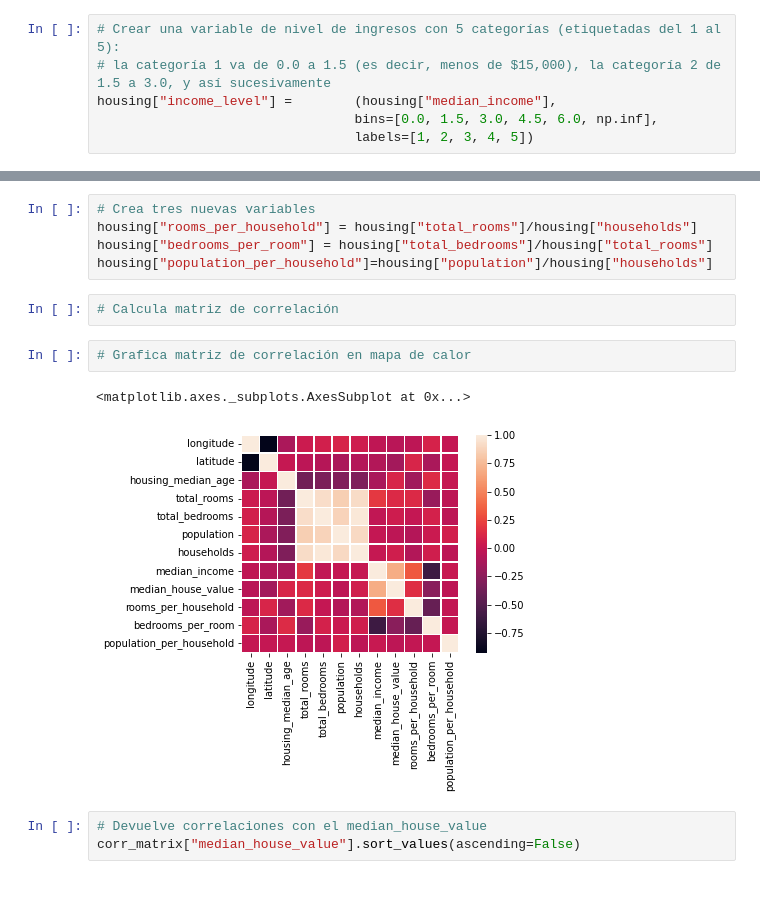
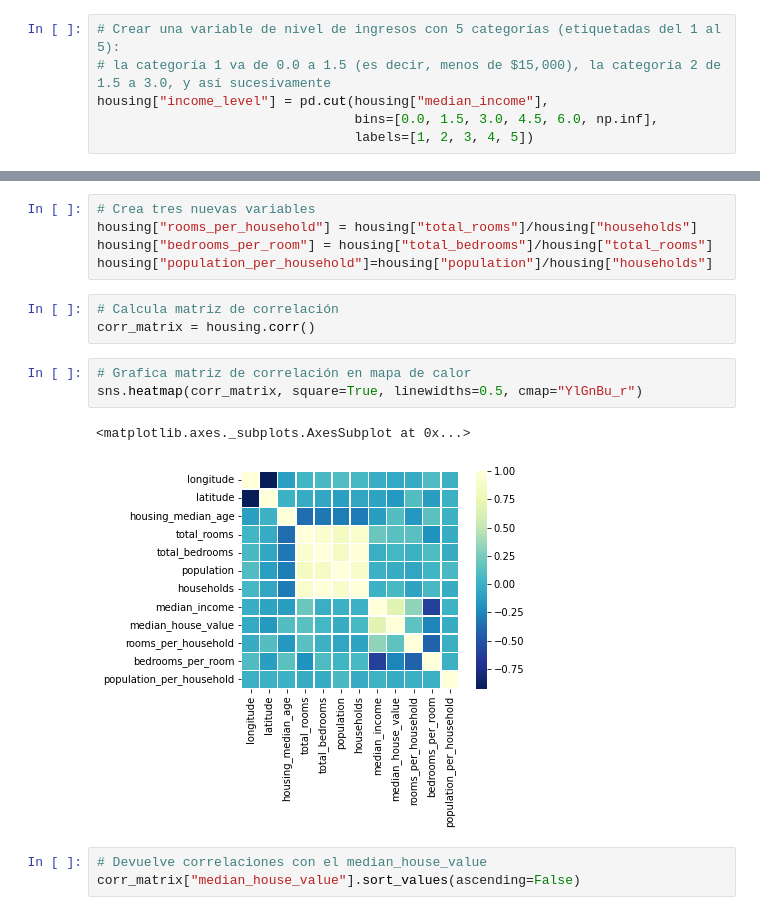
Before and after one commit to sarahiaguilar/fundamentos-cdd, a Jupyter notebook: notebooks/unidad10/preprocessing_ml.ipynb, the cells around one changed output, grey strips where cells are left out. Cells and saved outputs as stored; diff of their text form.

```diff
--- a/notebooks/unidad10/preprocessing_ml.ipynb
+++ b/notebooks/unidad10/preprocessing_ml.ipynb
@@ -138,7 +142,7 @@ Dado que el ingreso medio es una variable continua, primero debemos crear una nu
 # %%
 # Crear una variable de nivel de ingresos con 5 categorías (etiquetadas del 1 al 5):
 # la categoría 1 va de 0.0 a 1.5 (es decir, menos de $15,000), la categoría 2 de 1.5 a 3.0, y así sucesivamente
-housing["income_level"] =        (housing["median_income"],
+housing["income_level"] = pd.cut(housing["median_income"],
                                  bins=[0.0, 1.5, 3.0, 4.5, 6.0, np.inf],
                                  labels=[1, 2, 3, 4, 5])
 # %%
@@ -268,11 +275,13 @@ housing["bedrooms_per_room"] = housing["total_bedrooms"]/housing["total_rooms"]
 housing["population_per_household"]=housing["population"]/housing["households"]
 # %%
 # Calcula matriz de correlación
+corr_matrix = housing.corr()
 # %%
 # Grafica matriz de correlación en mapa de calor
+sns.heatmap(corr_matrix, square=True, linewidths=0.5, cmap="YlGnBu_r")
 # %% [output]
 <matplotlib.axes._subplots.AxesSubplot at 0x...>
-[figure, old version]
+[figure, new version]
 # %%
 # Devuelve correlaciones con el median_house_value
 corr_matrix["median_house_value"].sort_values(ascending=False)
```
Also changed, not shown: parts of 47 cells of this notebook, 3 other files.
